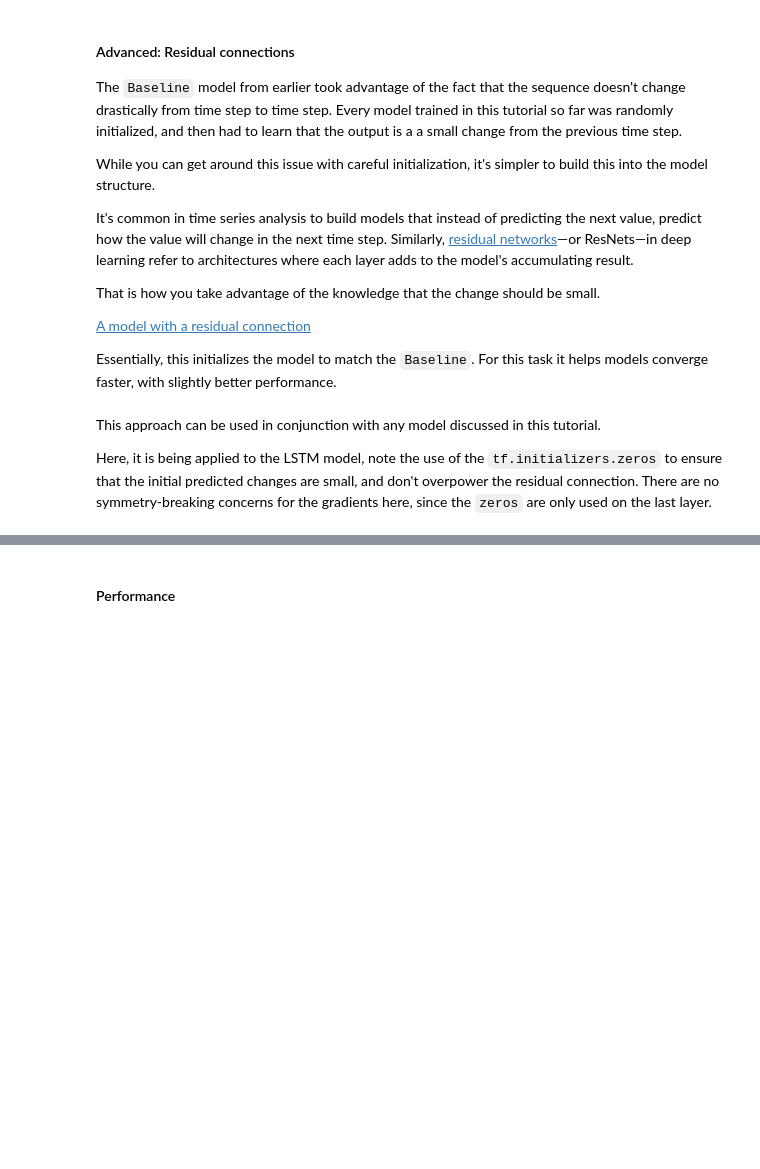
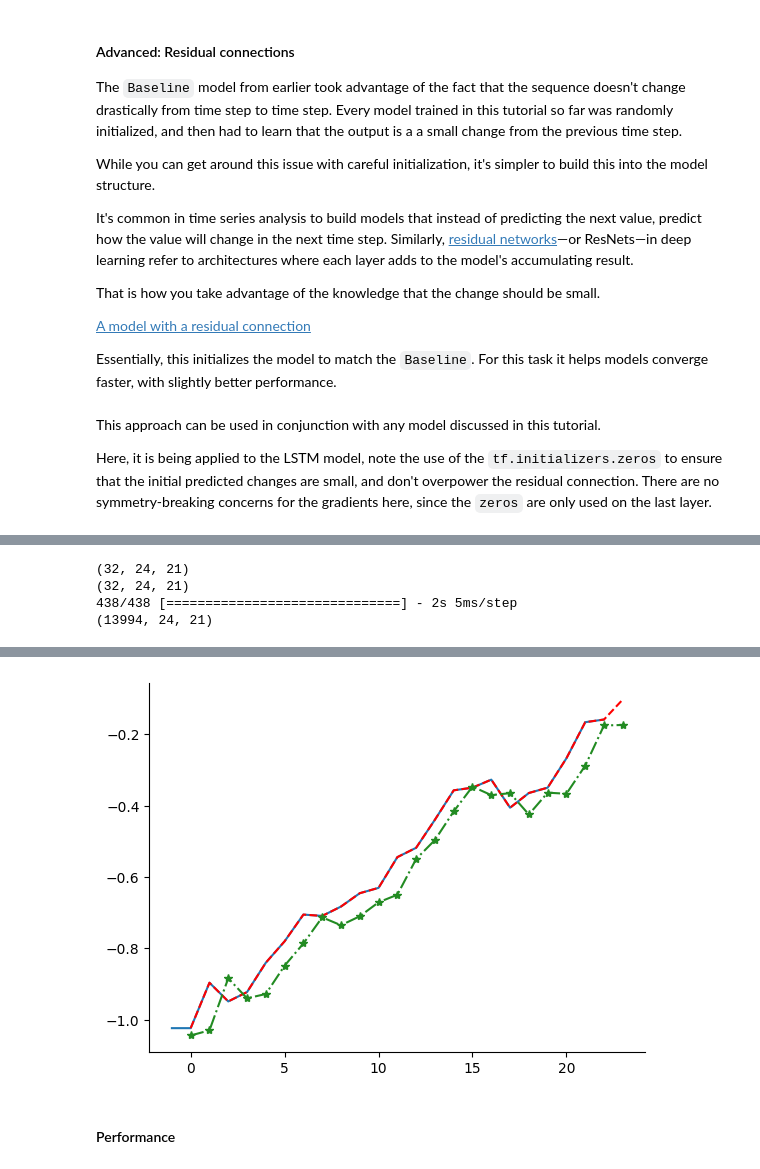
Before and after one commit to fabriziobasso/Time_Series_Files, a Jupyter notebook: TS_Analysis.ipynb, the cells around one changed output, grey strips where cells are left out. Drawn from its saved outputs; the diff is of its cells as text; code cells hidden in the pictures; blank space fills up the shorter version.

```diff
--- a/TS_Analysis.ipynb
+++ b/TS_Analysis.ipynb
@@ -1392,0 +1787,3 @@ performance['LSTM_v0'] = model_v2.evaluate(wide_window.test)
+# %%
+for a, b in wide_window.val.take(1):
+  print(a.shape, b.shape)
@@ -1630,0 +2181,25 @@ print()
+# %%
+
+
+for a,b, in wide_window.val.take(1):
+  print(a.shape)
+  print(b.shape)
+  predict_test_v0 = residual_lstm_v0.predict(wide_window.val)
+  print(predict_test_v0.shape)
+# %% [output]
+(32, 24, 21)
+(32, 24, 21)
+438/438 [==============================] - 2s 5ms/step
+(13994, 24, 21)
+# %%
+test_a = a[27,:,8]
+test_b = b[27,:,8]
+
+predict_test_v0 = residual_lstm_v0.predict(a)
+c = predict_test_v0[27,:,8]
+
+
+plt.plot(np.arange(-1,len(test_a)-1),test_a)
+plt.plot(test_b, c="red", linestyle="--")
+plt.plot(c, linestyle="-.", marker="*", color="forestgreen");
+# %% [output]
@@ -1631,3 +2207,4 @@ print()
+[figure, added]
 # %% [markdown]
 #### Performance
 # %% [markdown]
```
Also changed, not shown: parts of 160 cells of this notebook.
